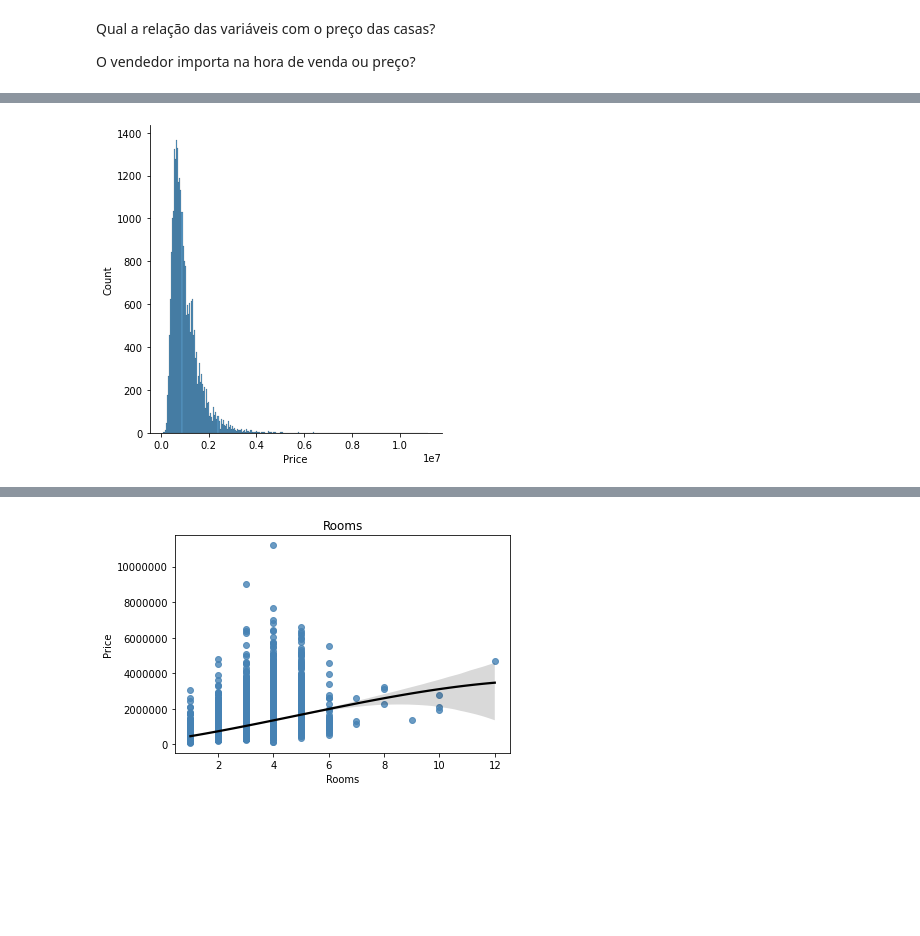
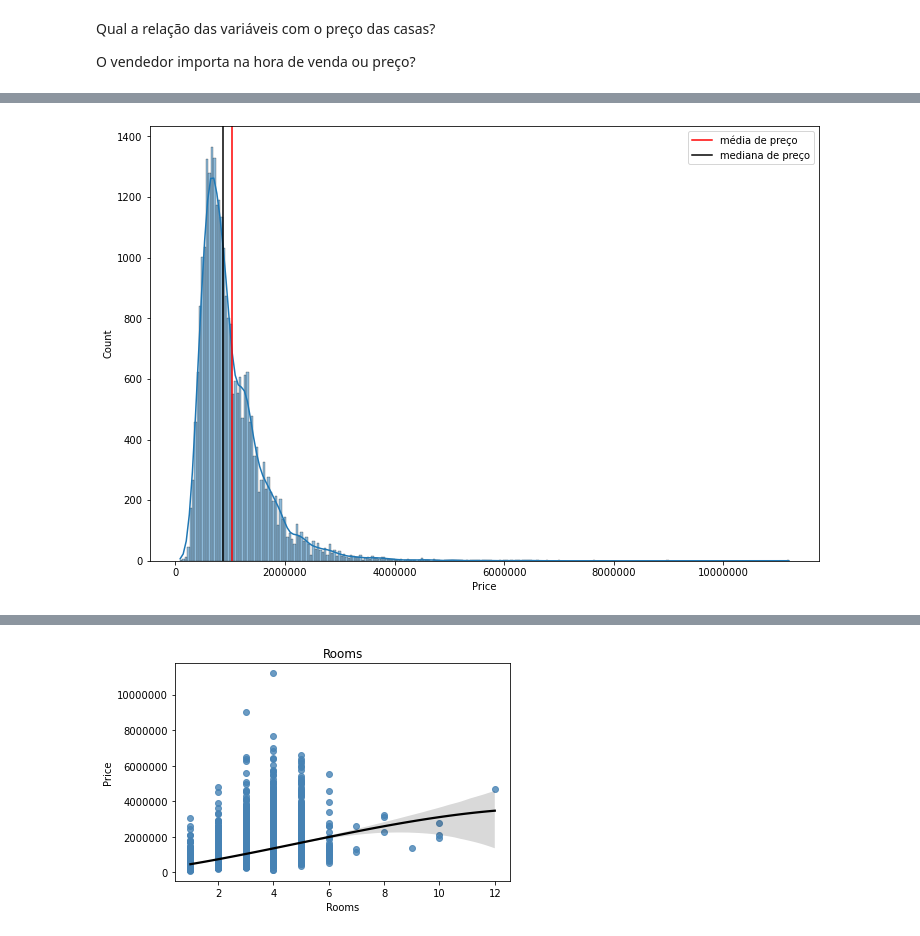
Before and after one commit to taryll/EDA_melbourne_house_price, a Jupyter notebook: src/notebook/Analise_dados.ipynb, the cells around one changed output, grey strips where cells are left out. Cells and saved outputs as stored; diff of their text form; code cells hidden in the pictures; blank space fills up the shorter version.

```diff
--- a/src/notebook/Analise_dados.ipynb
+++ b/src/notebook/Analise_dados.ipynb
@@ -24,5 +30,10 @@ df_clean.sample(5)
 # %%
-sns.displot(data = df_clean, x = 'Price')
+plt.figure(figsize = (12, 8))
+sns.histplot(data = df_clean, x = 'Price', kde = True)
+plt.ticklabel_format(style = 'plain', axis = 'x')
+plt.axvline(df_clean['Price'].mean(), c = 'red', label = 'média de preço')
+plt.axvline(df_clean['Price'].median(), c = 'black', label = 'mediana de preço')
+plt.legend()
 plt.show()
 # %% [output]
-[figure, old version]
+[figure, new version]
```
Also changed, not shown: parts of 21 cells of this notebook.
